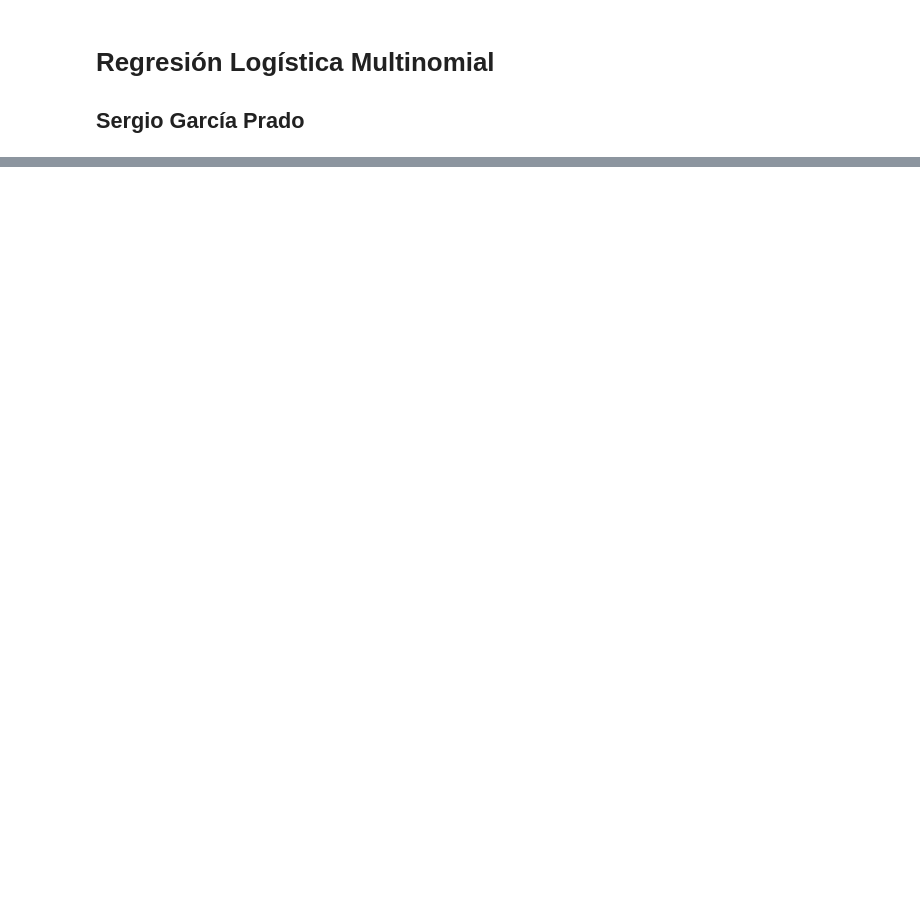
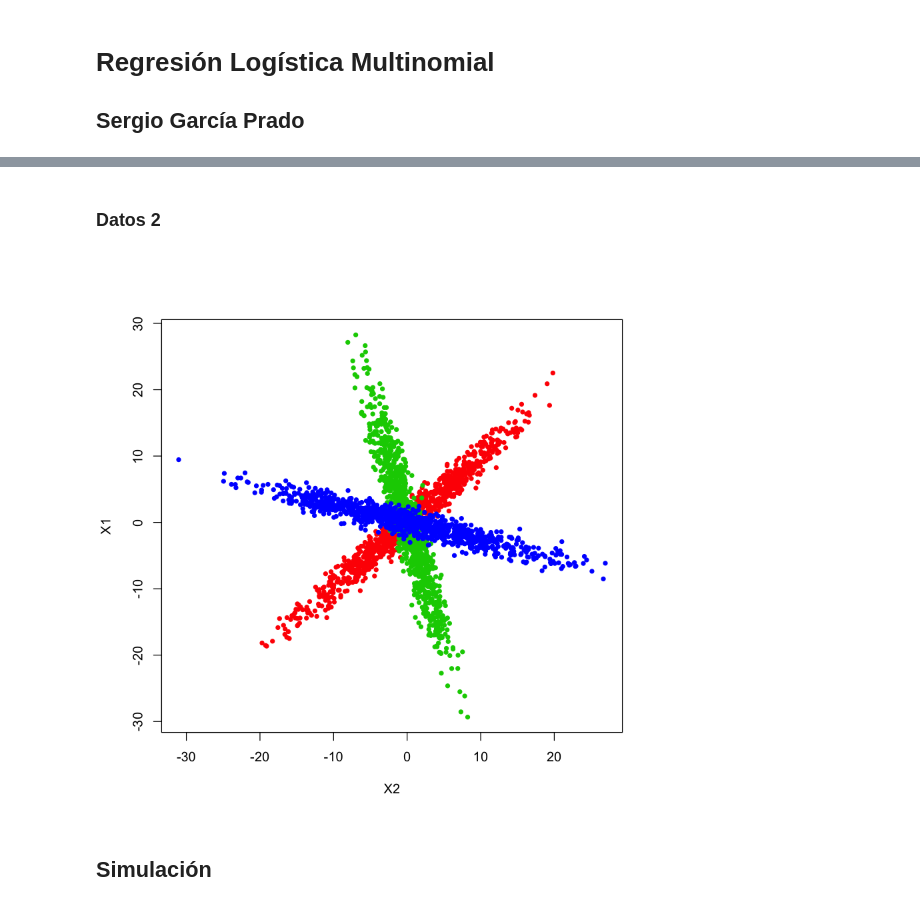
Before and after one commit to garciparedes/multinomial-logistic-contingency, a Jupyter notebook: notebook.ipynb, the cells around one changed output, grey strips where cells are left out. Saved outputs shown, nothing was run; the diff lists cells and outputs as text; code cells hidden in the pictures; blank space fills up the shorter version.

```diff
--- a/notebook.ipynb
+++ b/notebook.ipynb
@@ -36,0 +33,2 @@ datos2 <- read.table('data/datos2.txt', header = TRUE)
+# %% [markdown]
+### Datos 2
@@ -36,0 +37,6 @@ datos2 <- read.table('data/datos2.txt', header = TRUE)
+# %%
+plot(X1 ~ X2, col = Y + 1, data = datos2, pch = 20)
+# %% [output]
+[figure, added]
+# %% [markdown]
+## Simulación
```
Also changed, not shown: parts of 13 cells of this notebook.
